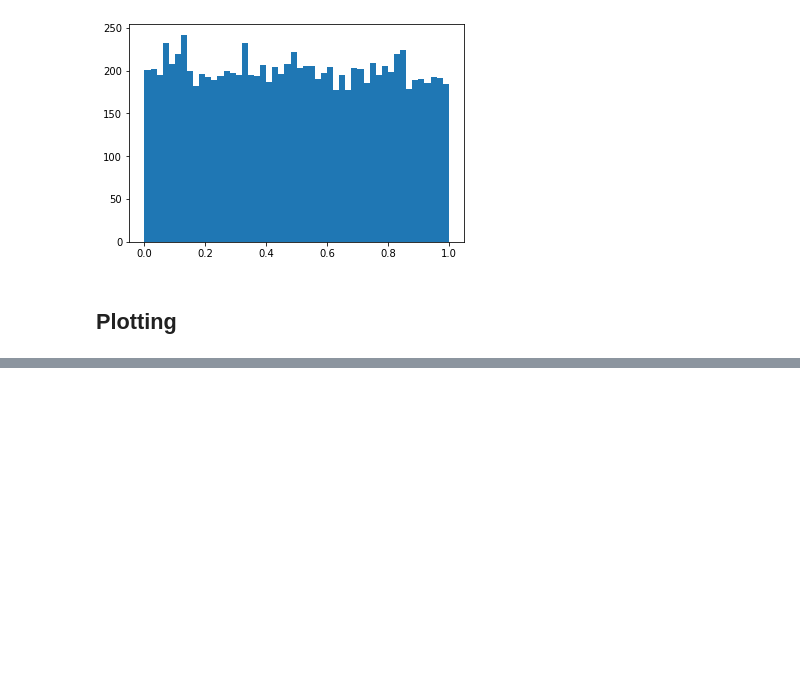
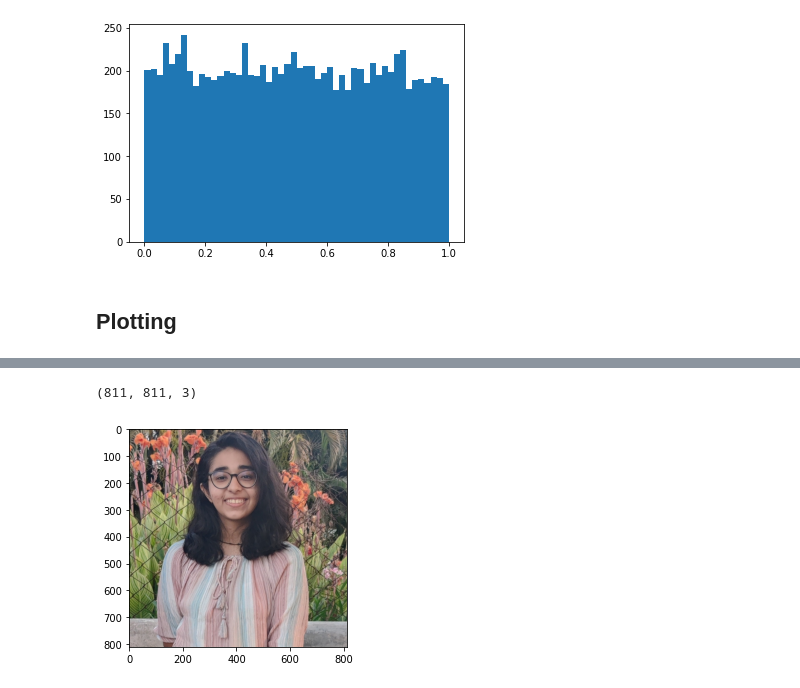
Before and after one commit to tusharbansal22/Tensorflow-Notebooks, a Jupyter notebook: matplotlib/Matplotlib_Tut.ipynb, the cells around one changed output, grey strips where cells are left out. Saved outputs shown, nothing was run; the diff lists cells and outputs as text; code cells hidden in the pictures; blank space fills up the shorter version.

```diff
--- a/matplotlib/Matplotlib_Tut.ipynb
+++ b/matplotlib/Matplotlib_Tut.ipynb
@@ -97,2 +106,3 @@ c2.jpg.2                [ <=>                ] 138.50K   923KB/s    in 0.2s
 # %%
 from PIL import Image
+im= Image.open('c2.jpg?raw=true')
@@ -98,0 +113,2 @@ from PIL import Image
+# %%
+arr = np.array(im)
@@ -98,0 +135,8 @@ from PIL import Image
+# %%
+arr.shape
+# %% [output]
+(811, 811, 3)
+# %%
+plt.imshow(arr);
+# %% [output]
+[figure, added]
```
Also changed, not shown: parts of 7 cells of this notebook.
